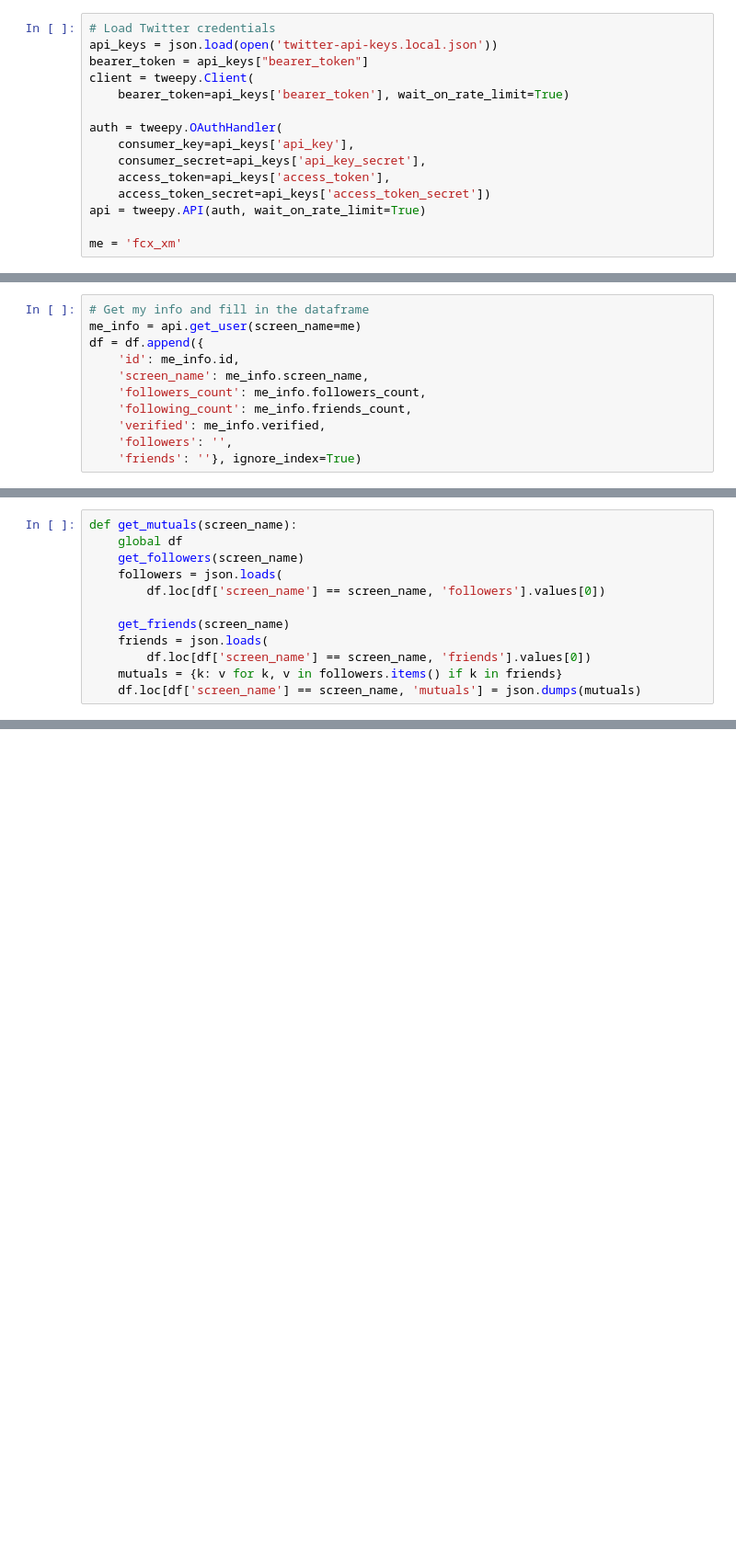
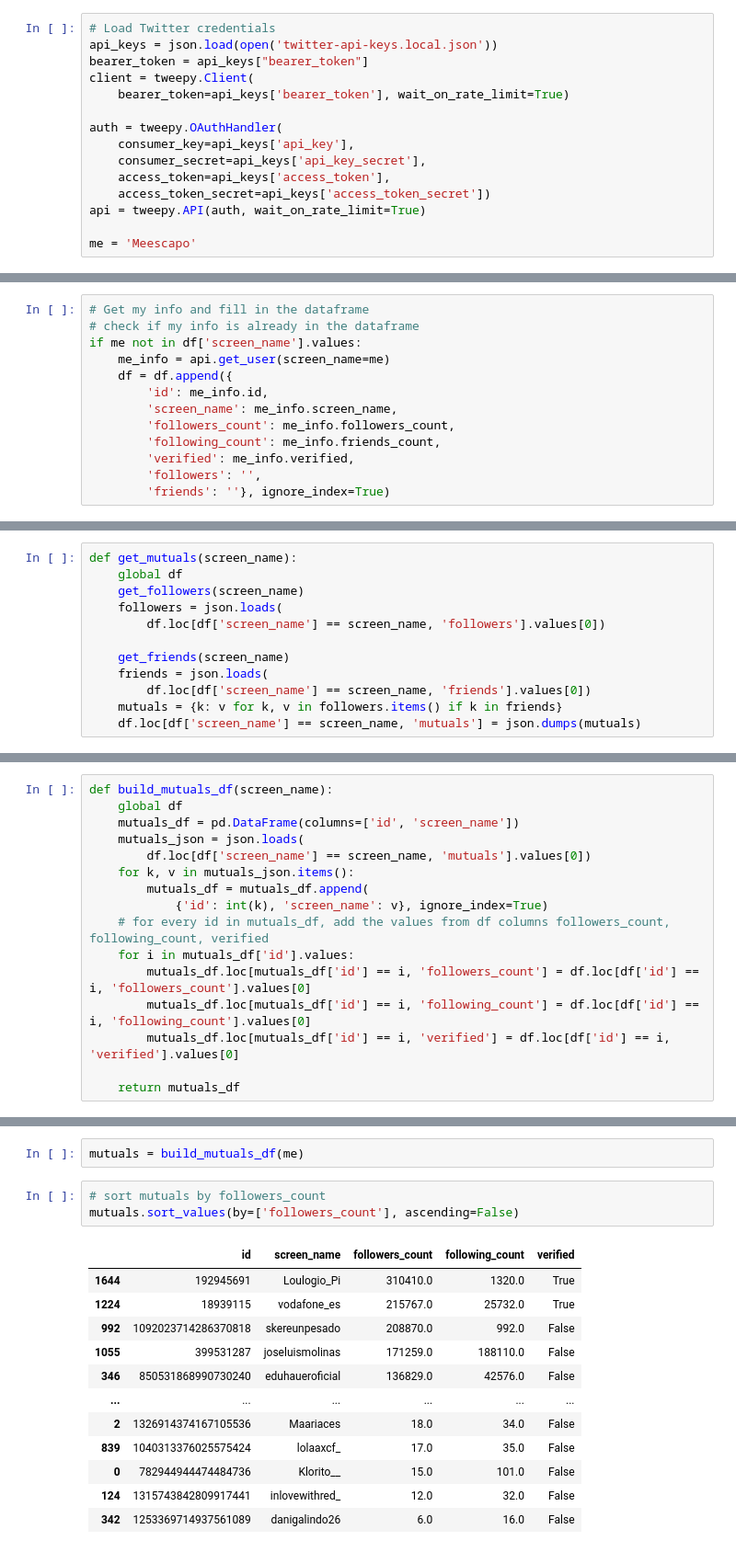
Before and after one commit to aguimorefran/closest-celebrity-path, a Jupyter notebook: main.ipynb, the cells around one changed output, grey strips where cells are left out. Shown at 92% size. Drawn from its saved outputs; the diff is of its cells as text; blank space fills up the shorter version.

```diff
--- a/main.ipynb
+++ b/main.ipynb
@@ -22,5 +22,5 @@ auth = tweepy.OAuthHandler(
     access_token_secret=api_keys['access_token_secret'])
 api = tweepy.API(auth, wait_on_rate_limit=True)
 
-me = 'fcx_xm'
+me = 'Meescapo'
 # %%
@@ -41,13 +40,15 @@ df = pd.DataFrame(columns=[
 # %%
 # Get my info and fill in the dataframe
-me_info = api.get_user(screen_name=me)
-df = df.append({
-    'id': me_info.id,
-    'screen_name': me_info.screen_name,
-    'followers_count': me_info.followers_count,
-    'following_count': me_info.friends_count,
-    'verified': me_info.verified,
-    'followers': '',
-    'friends': ''}, ignore_index=True)
+# check if my info is already in the dataframe
+if me not in df['screen_name'].values:
+    me_info = api.get_user(screen_name=me)
+    df = df.append({
+        'id': me_info.id,
+        'screen_name': me_info.screen_name,
+        'followers_count': me_info.followers_count,
+        'following_count': me_info.friends_count,
+        'verified': me_info.verified,
+        'followers': '',
+        'friends': ''}, ignore_index=True)
 # %%
 def get_followers(screen_name):
@@ -176,0 +155,16 @@ def shortest_path_to_celeb():
+# %%
+def build_mutuals_df(screen_name):
+    global df
+    mutuals_df = pd.DataFrame(columns=['id', 'screen_name'])
+    mutuals_json = json.loads(
+        df.loc[df['screen_name'] == screen_name, 'mutuals'].values[0])
+    for k, v in mutuals_json.items():
+        mutuals_df = mutuals_df.append(
+            {'id': int(k), 'screen_name': v}, ignore_index=True)
+    # for every id in mutuals_df, add the values from df columns followers_count, following_count, verified
+    for i in mutuals_df['id'].values:
+        mutuals_df.loc[mutuals_df['id'] == i, 'followers_count'] = df.loc[df['id'] == i, 'followers_count'].values[0]
+        mutuals_df.loc[mutuals_df['id'] == i, 'following_count'] = df.loc[df['id'] == i, 'following_count'].values[0]
+        mutuals_df.loc[mutuals_df['id'] == i, 'verified'] = df.loc[df['id'] == i, 'verified'].values[0]
+
+    return mutuals_df
@@ -176,0 +211,18 @@ def shortest_path_to_celeb():
+# %%
+mutuals = build_mutuals_df(me)
+# %%
+# sort mutuals by followers_count
+mutuals.sort_values(by=['followers_count'], ascending=False)
+# %% [output]
+|  | id | screen_name | followers_count | following_count | verified |
+| 1644 | 192945691 | Loulogio_Pi | 310410.0 | 1320.0 | True |
+| 1224 | 18939115 | vodafone_es | 215767.0 | 25732.0 | True |
+| 992 | 1092023714286370818 | skereunpesado | 208870.0 | 992.0 | False |
+| 1055 | 399531287 | joseluismolinas | 171259.0 | 188110.0 | False |
+| 346 | 850531868990730240 | eduhaueroficial | 136829.0 | 42576.0 | False |
+| ... | ... | ... | ... | ... | ... |
+| 2 | 1326914374167105536 | Maariaces | 18.0 | 34.0 | False |
+| 839 | 1040313376025575424 | lolaaxcf_ | 17.0 | 35.0 | False |
+| 0 | 782944944474484736 | Klorito__ | 15.0 | 101.0 | False |
+| 124 | 1315743842809917441 | inlovewithred_ | 12.0 | 32.0 | False |
+| 342 | 1253369714937561089 | danigalindo26 | 6.0 | 16.0 | False |
```
Also changed, not shown: parts of 9 cells of this notebook.
